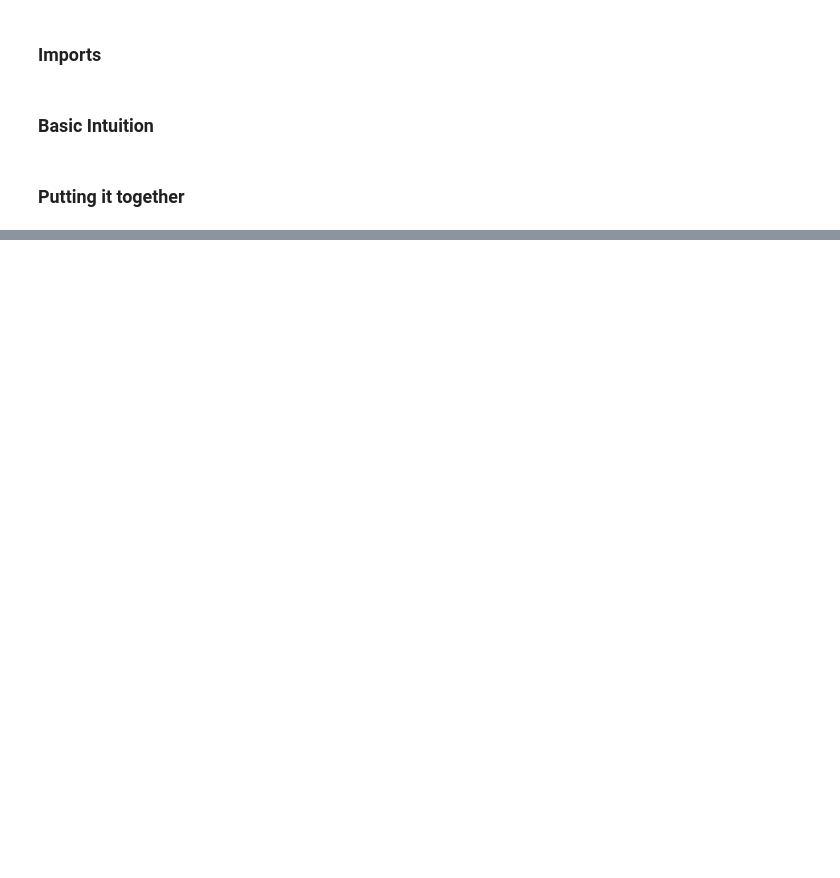
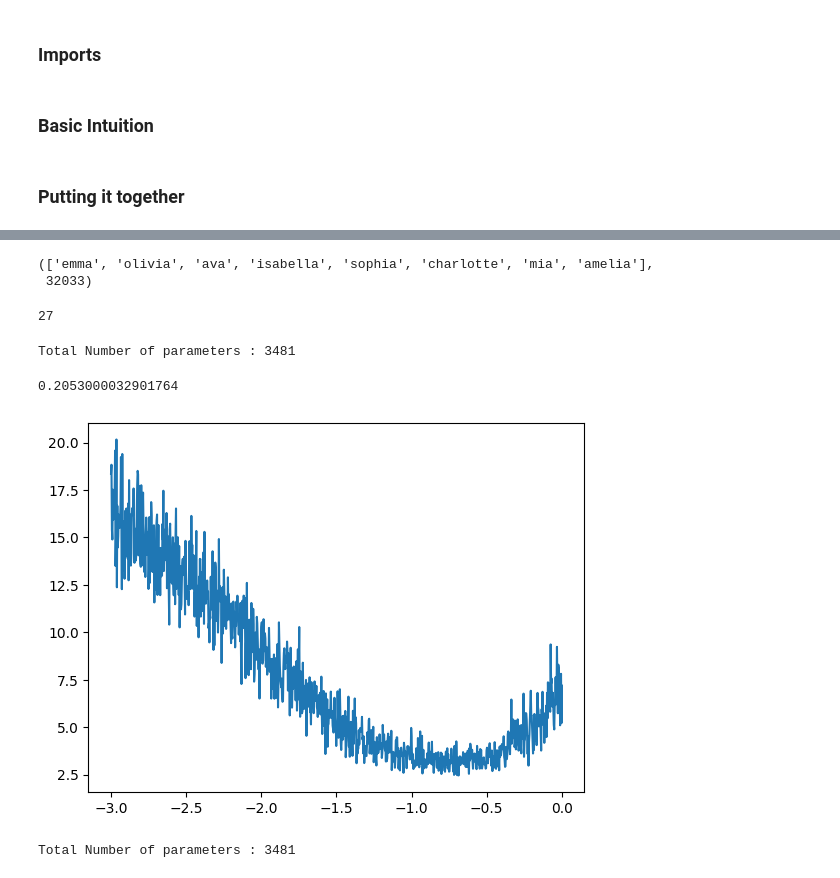
Before and after one commit to mokshManchandani/data-science, a Jupyter notebook: part2/makemore.ipynb, the cells around one changed output, grey strips where cells are left out. Cells and saved outputs as stored; diff of their text form; code cells hidden in the pictures; blank space fills up the shorter version.

Commit message:
Added 80-10-10 split

```diff
--- a/part2/makemore.ipynb
+++ b/part2/makemore.ipynb
@@ -418,0 +433,11 @@ loss
+# %%
+def create_vocab(names: list[str], boundary_char: str)->Vocab:
+    unique_chars = sorted(list(set(''.join(names))))
+    unique_chars.insert(0, boundary_char)
+    stoi = {s:i for i, s in enumerate(unique_chars)}
+    itos = {i:s for s, i in stoi.items()}
+    return Vocab(
+        stoi=stoi,
+        itos=itos,
+        unique_chars=unique_chars
+    )
@@ -418,0 +585,14 @@ loss
+# %%
+# load the names
+names = open("../names.txt").read().splitlines()
+names[:8], len(names)
+# %% [output]
+(['emma', 'olivia', 'ava', 'isabella', 'sophia', 'charlotte', 'mia', 'amelia'],
+ 32033)
+# %%
+# create vocab along with the boundary char "."
+BOUNDARY_CHAR = "."
+vocab = create_vocab(names=names, boundary_char=BOUNDARY_CHAR)
+len(vocab.unique_chars)
+# %% [output]
+27
@@ -418,0 +631,39 @@ loss
+# %%
+# create the parameters for the model for tuning for learning rate
+EMBED_SIZE = 2
+parameters = get_parameters(
+    block_size=BLOCK_SIZE,
+    embed_size=EMBED_SIZE,
+    n_neurons=100,
+    seed_val=SEED_VAL,
+    vocab=vocab
+)
+# %% [output]
+Total Number of parameters : 3481
+# %%
+# use mini batch training for tuning for lr
+BATCH_SIZE = 32
+LEARNING_RATE = tune_for_lr(
+    n_experiments=1000,
+    low_exp=-3,
+    high_exp=0,
+    parameters=parameters,
+    ds=combined,
+    batch_size=BATCH_SIZE
+)
+LEARNING_RATE
+# %% [output]
+0.2053000032901764
+[figure, added]
+# %%
+# recreate the parameters now to train just using the train set
+EMBED_SIZE = 2
+parameters = get_parameters(
+    block_size=BLOCK_SIZE,
+    embed_size=EMBED_SIZE,
+    n_neurons=100,
+    seed_val=SEED_VAL,
+    vocab=vocab
+)
+# %% [output]
+Total Number of parameters : 3481
```
Also changed, not shown: parts of 15 cells of this notebook.
